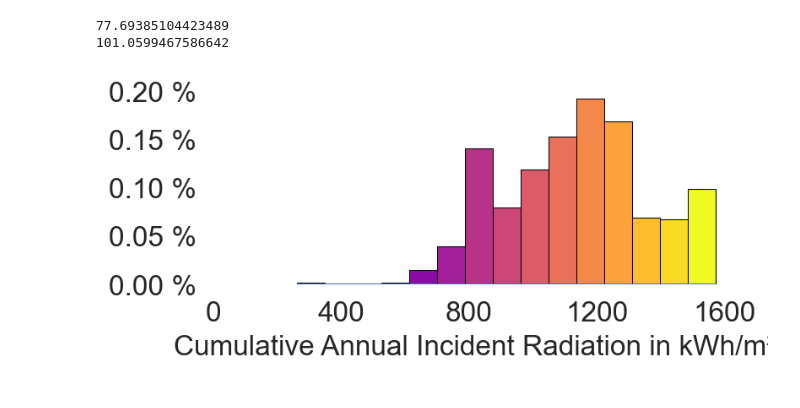
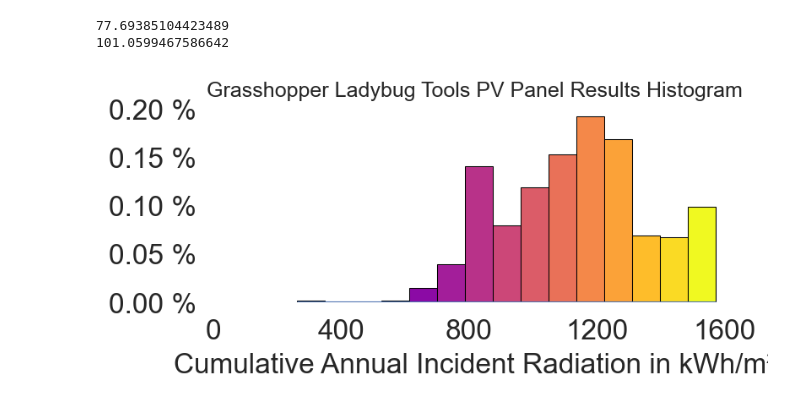
Before and after one commit to SustainableUrbanSystemsLab/CP-Assessing-Solar-Potential-of-Buildings-Using-LiDAR-and-Footprint-Data, a Jupyter notebook: Code/Notebooks/Compare with Solar API.ipynb, the cells around one changed output. Drawn from its saved outputs; the diff is of its cells as text; code cells hidden in the pictures.

Commit message:
update visuals

```diff
--- a/Code/Notebooks/Compare with Solar API.ipynb
+++ b/Code/Notebooks/Compare with Solar API.ipynb
@@ -202,11 +2,0 @@ See the caveats in the documentation: https://pandas.pydata.org/pandas-docs/stab
-# %%
-import geopandas as gpd
-
-points = []
-for i in range(results_gh.shape[0]):
-    points.append(Point(transformer.transform(results_gh['longitude'].iloc[i], results_gh['latitude'].iloc[i])))
-
-results_gh['points'] = points
-
-distances = gpd.GeoDataFrame(geometry=results_gh.points, crs='EPSG:26916').distance(gpd.GeoDataFrame(geometry=results_df.points, crs='EPSG:26916'))
-distances.head()
@@ -618,0 +99,4 @@ plt.show()
+# %%
+from numpy import genfromtxt
+OSM_footprint_centroids = genfromtxt('data/OSM_footprints_centroid_coordinates.csv', delimiter=',')
+OSM_footprint_centroids[:5,:]
@@ -627,29 +676,30 @@ print(wasserstein_distance(ladybug_fema, np.array(masked_annualFluxUrl_img.ravel
 # %%
 
 ladybug_panels = np.loadtxt(f'data/Grasshopper/solar_panels.txt')
 
 ladybug_panels_filename = f'data/Grasshopper/ladybug_panels_inside_footprint{location[0]},{location[1]}.png'
 
 my_dpi = 150
 plt.figure(figsize=(800/my_dpi, 300/my_dpi), dpi=my_dpi)
 plt.box(False)
 n, bins, patches = plt.hist(ladybug_panels, bins=15, histtype='bar', density = True, color='orange', edgecolor='black', linewidth=0.5)
 bin_centers = 0.5 * (bins[:-1] + bins[1:])
 # scale values to interval [0,1]
 col = bin_centers - min(bin_centers)
 col /= max(col)
 
 for c, p in zip(col, patches):
     plt.setp(p, 'facecolor', plasma(c))
 
 
 plt.hlines(y=0, xmin = np.min(ladybug_panels), xmax=np.max(ladybug_panels))
 plt.xticks(np.arange(0, 1660, step=400), **font)
 plt.yticks(**font)
 plt.gca().yaxis.set_major_formatter(PercentFormatter(1))
 plt.gca().yaxis.set_major_formatter(mpl.ticker.FuncFormatter(fmt))
+plt.title('Grasshopper Ladybug Tools PV Panel Results Histogram')
 plt.xlabel("Cumulative Annual Incident Radiation in kWh/m²", **font)
 plt.savefig(ladybug_panels_filename, bbox_inches='tight')
 plt.show()
 # %% [output]
-[figure, old version]
+[figure, new version]
```
Also changed, not shown: parts of 50 cells of this notebook, 7 other files.
